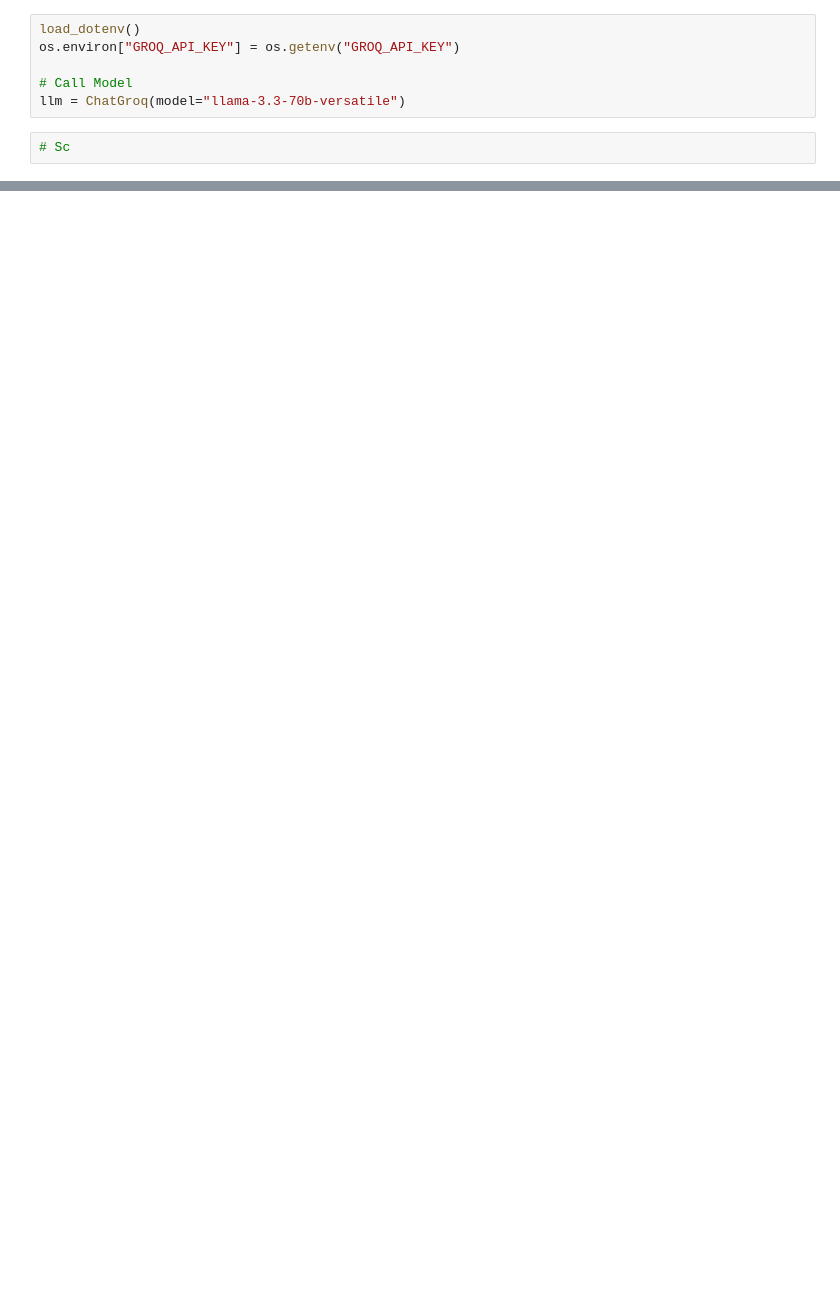
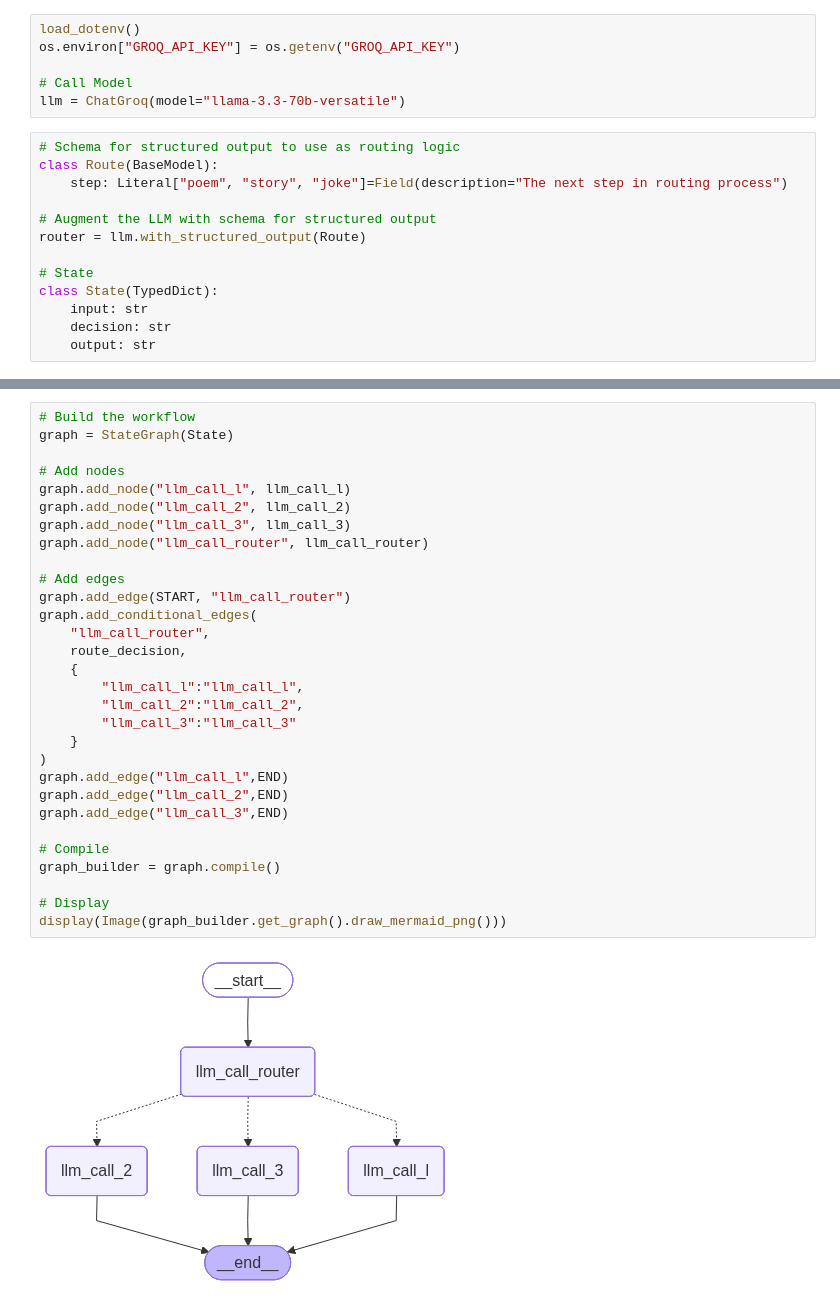
Before and after one commit to SohanSuryawanshi/LangGraph-Components, a Jupyter notebook: Workflows/routing.ipynb, the cells around one changed output, grey strips where cells are left out. Saved outputs shown, nothing was run; the diff lists cells and outputs as text; blank space fills up the shorter version.

Commit message:
Added routing workflow

```diff
--- a/Workflows/routing.ipynb
+++ b/Workflows/routing.ipynb
@@ -30,4 +30,15 @@ os.environ["GROQ_API_KEY"] = os.getenv("GROQ_API_KEY")
 # Call Model
 llm = ChatGroq(model="llama-3.3-70b-versatile")
 # %%
-# Sc
+# Schema for structured output to use as routing logic
+class Route(BaseModel):
+    step: Literal["poem", "story", "joke"]=Field(description="The next step in routing process")
+
+# Augment the LLM with schema for structured output
+router = llm.with_structured_output(Route)
+
+# State
+class State(TypedDict):
+    input: str
+    decision: str
+    output: str
@@ -33,0 +94,32 @@ llm = ChatGroq(model="llama-3.3-70b-versatile")
+# %%
+# Build the workflow
+graph = StateGraph(State)
+
+# Add nodes
+graph.add_node("llm_call_l", llm_call_l)
+graph.add_node("llm_call_2", llm_call_2)
+graph.add_node("llm_call_3", llm_call_3)
+graph.add_node("llm_call_router", llm_call_router)
+
+# Add edges
+graph.add_edge(START, "llm_call_router")
+graph.add_conditional_edges(
+    "llm_call_router",
+    route_decision,
+    {
+        "llm_call_l":"llm_call_l",
+        "llm_call_2":"llm_call_2",
+        "llm_call_3":"llm_call_3"
+    }
+)
+graph.add_edge("llm_call_l",END)
+graph.add_edge("llm_call_2",END)
+graph.add_edge("llm_call_3",END)
+
+# Compile
+graph_builder = graph.compile()
+
+# Display
+display(Image(graph_builder.get_graph().draw_mermaid_png()))
+# %% [output]
+[figure, added]
```
Also changed, not shown: parts of 5 cells of this notebook.
